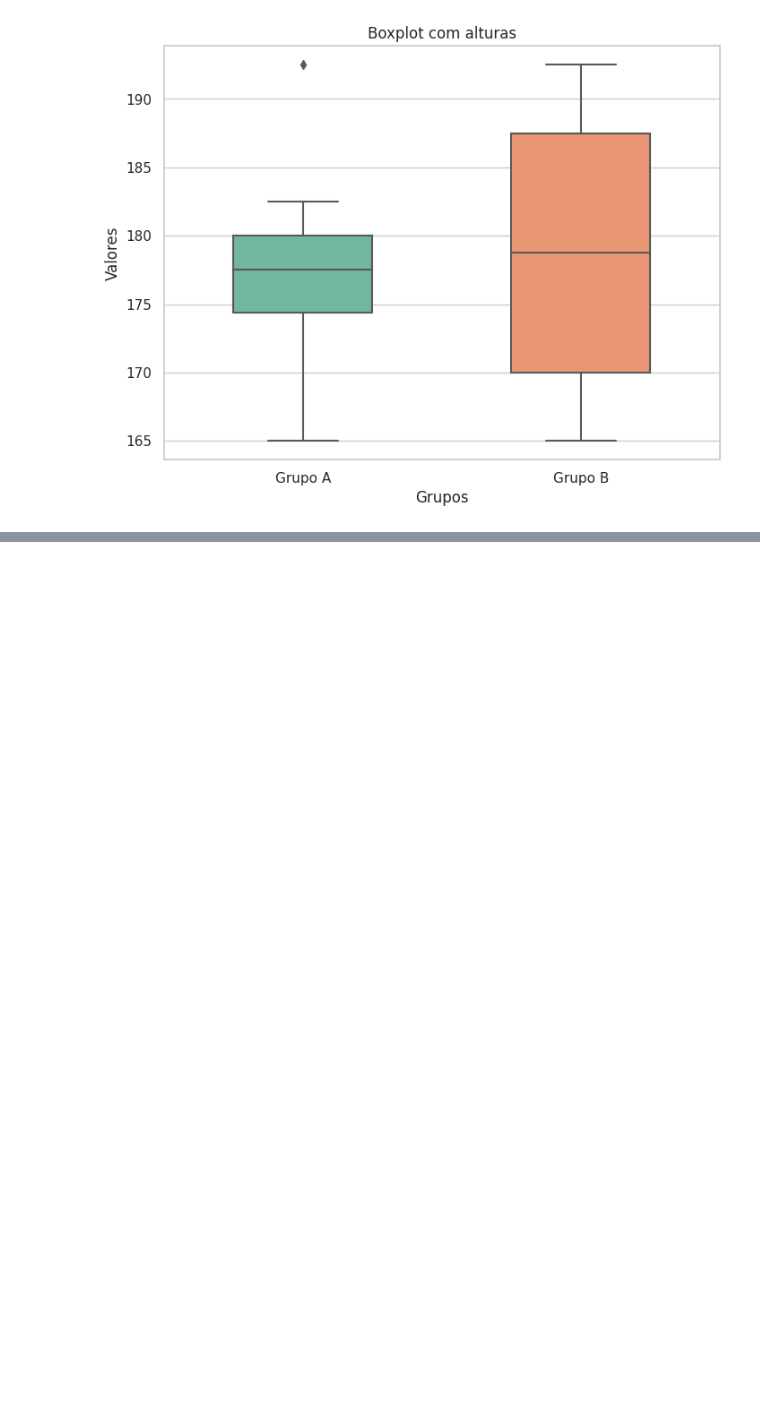
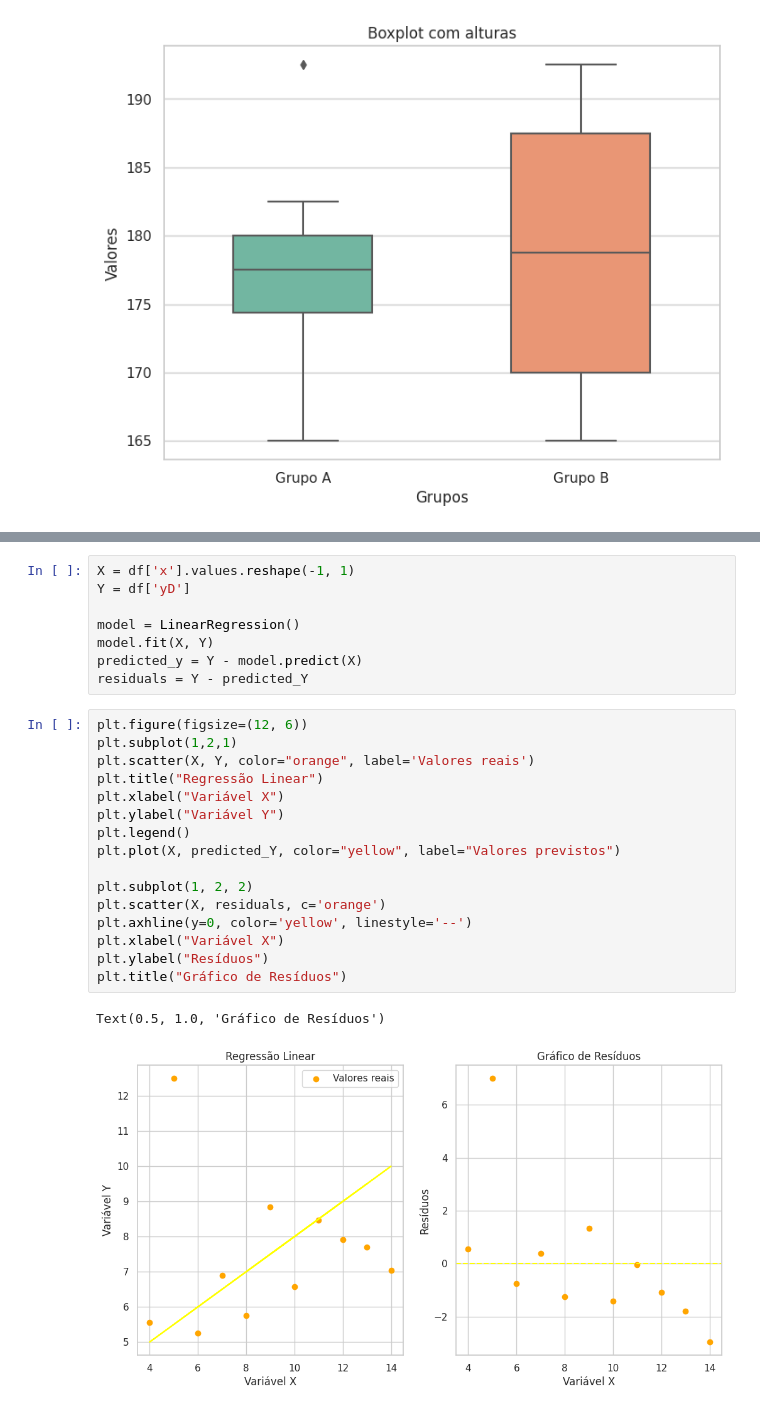
Before and after one commit to juliarmn/graficos_estatistica, a Jupyter notebook: estatistica.ipynb, the cells around one changed output, grey strips where cells are left out. Drawn from its saved outputs; the diff is of its cells as text; blank space fills up the shorter version.

```diff
--- a/estatistica.ipynb
+++ b/estatistica.ipynb
@@ -515,0 +688,27 @@ plt.show()
+# %%
+X = df['x'].values.reshape(-1, 1)
+Y = df['yD']
+
+model = LinearRegression()
+model.fit(X, Y)
+predicted_y = Y - model.predict(X)
+residuals = Y - predicted_Y
+# %%
+plt.figure(figsize=(12, 6))
+plt.subplot(1,2,1)
+plt.scatter(X, Y, color="orange", label='Valores reais')
+plt.title("Regressão Linear")
+plt.xlabel("Variável X")
+plt.ylabel("Variável Y")
+plt.legend()
+plt.plot(X, predicted_Y, color="yellow", label="Valores previstos")
+
+plt.subplot(1, 2, 2)
+plt.scatter(X, residuals, c='orange')
+plt.axhline(y=0, color='yellow', linestyle='--')
+plt.xlabel("Variável X")
+plt.ylabel("Resíduos")
+plt.title("Gráfico de Resíduos")
+# %% [output]
+Text(0.5, 1.0, 'Gráfico de Resíduos')
+[figure, added]
```
Also changed, not shown: parts of 19 cells of this notebook.
